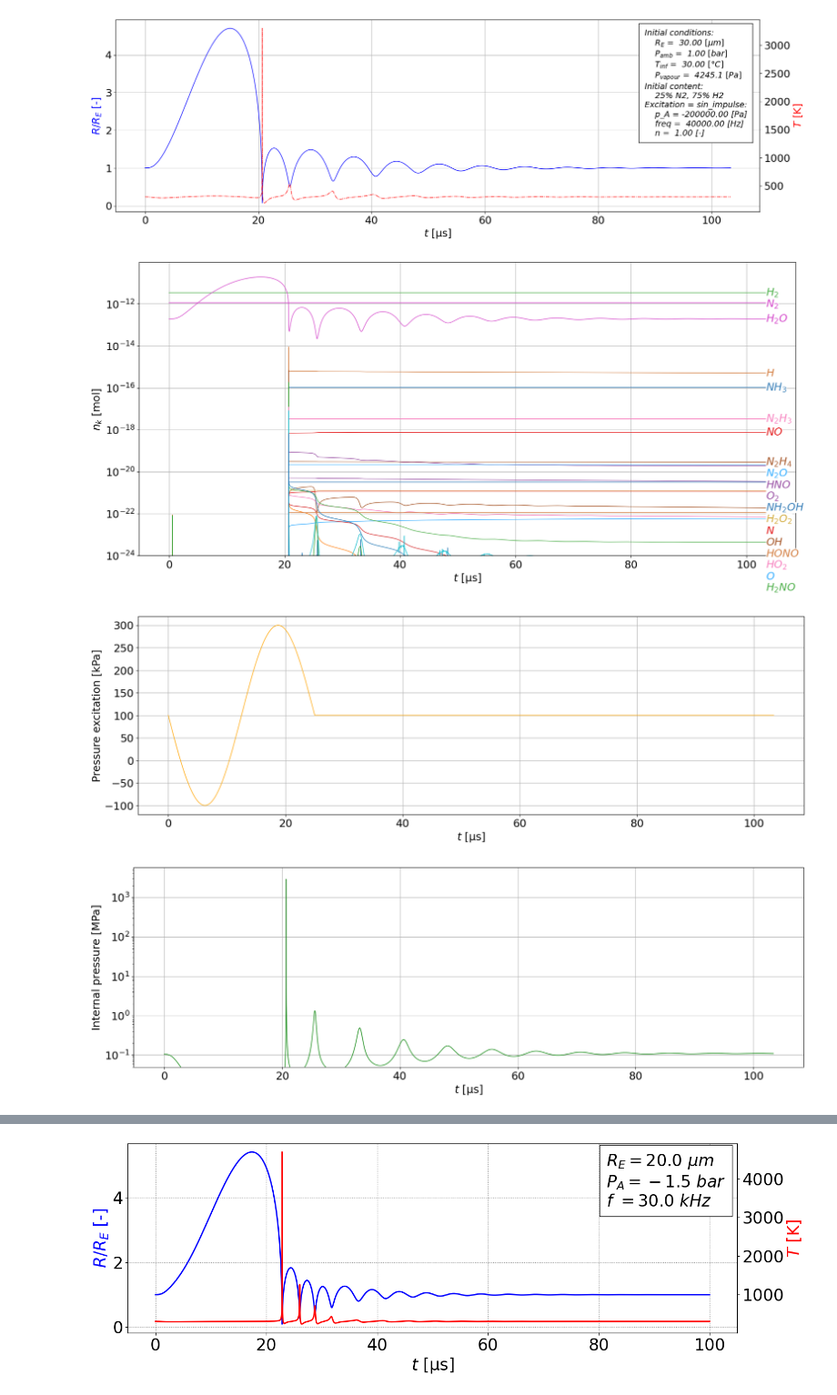
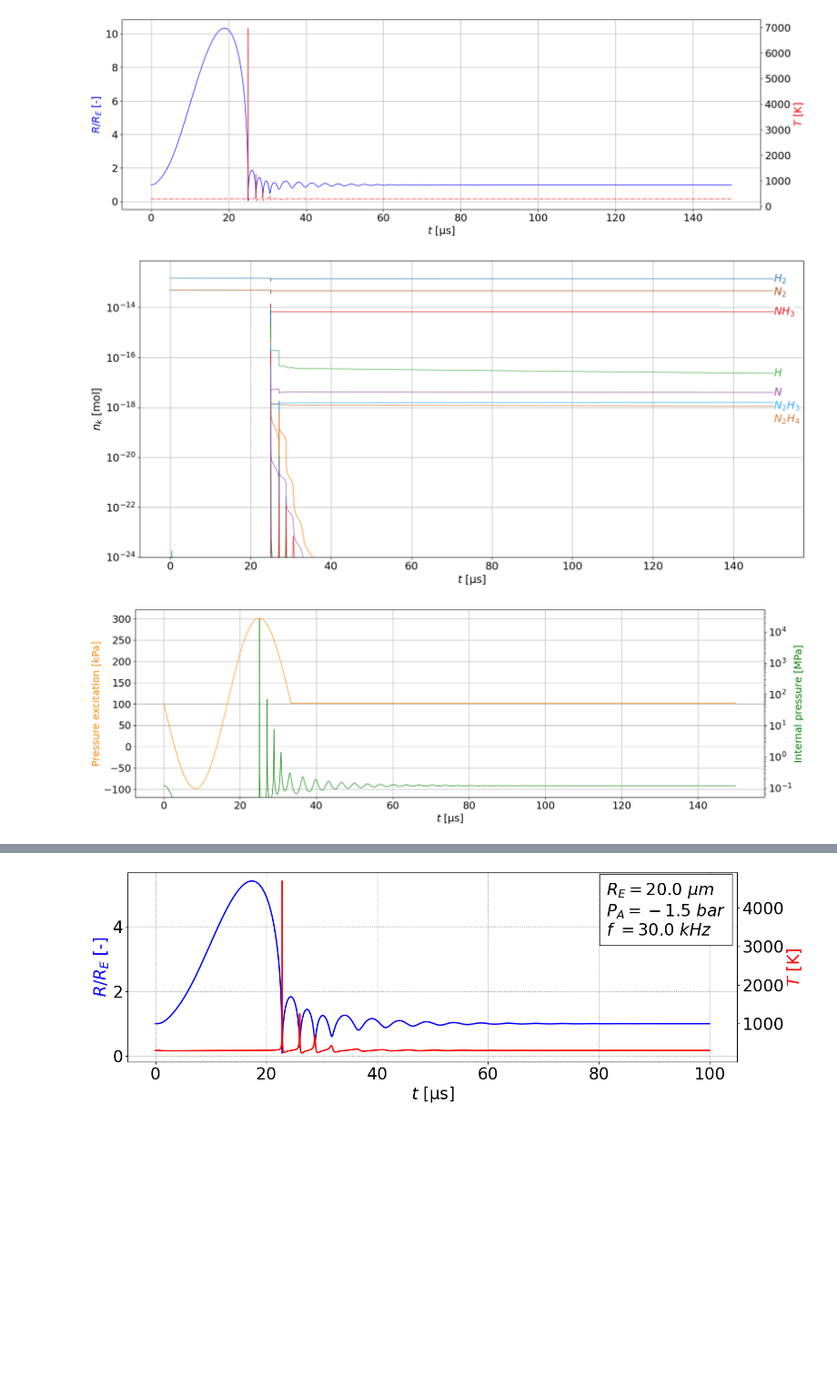
Before and after one commit to hihihi2001/parameter_studies, a Jupyter notebook: test.ipynb, the cells around one changed output, grey strips where cells are left out. Shown at 91% size. Drawn from its saved outputs; the diff is of its cells as text; code cells hidden in the pictures; blank space fills up the shorter version.

```diff
--- a/test.ipynb
+++ b/test.ipynb
@@ -110,11 +117,10 @@ n = 1.0, # [-]
 # %%
-de.plot(cpar, show_legend=False, presentation_mode=False, plot_pressure=True)
+de.plot(de.example_cpar(), show_legend=False, show_cpar=False, presentation_mode=False, plot_pressure=True, t_int=[0.0, 1.5e-4])
 # %% [output]
 succecfully solved with LSODA solver
-[figure, old version]
+[figure, new version]
-[figure, old version]
+[figure, new version]
-[figure, old version]
+[figure, new version]
-[figure, removed]
 Control parameters:
     ID = 0,                                      # ID of control parameter (not used during calculation)
   # Initial conditions:
```
Also changed, not shown: parts of 12 cells of this notebook, 4 other files.
